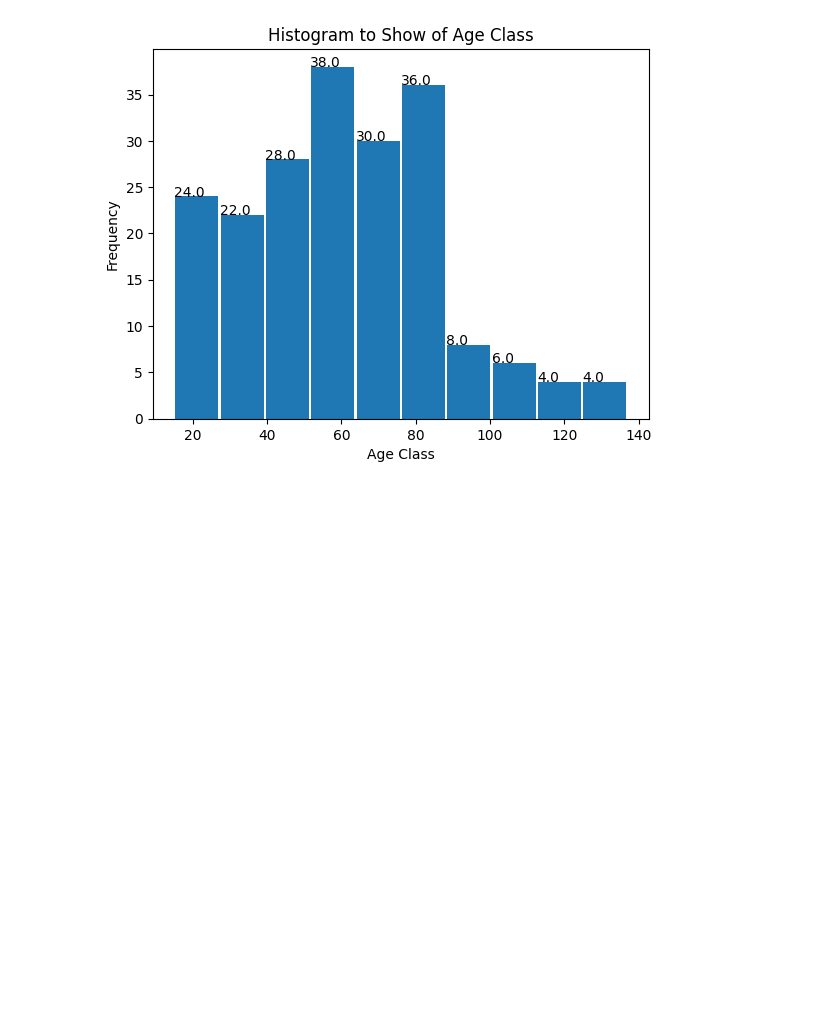
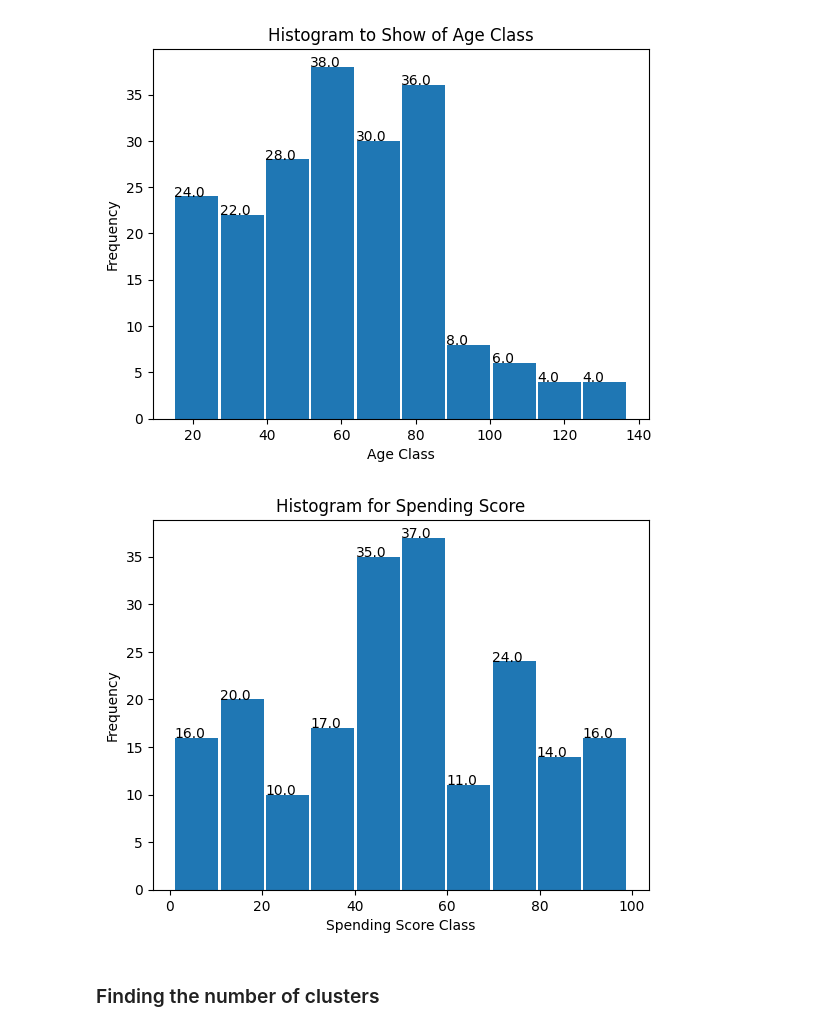
Before and after one commit to Darknight47/Clustering, a Jupyter notebook: K_Means/k_means.ipynb, the cells around one changed output. Saved outputs shown, nothing was run; the diff lists cells and outputs as text; code cells hidden in the pictures; blank space fills up the shorter version.

```diff
--- a/K_Means/k_means.ipynb
+++ b/K_Means/k_means.ipynb
@@ -118,5 +118,18 @@ for i in range(my_bins):
     plt.text(arr[1][i],arr[0][i],str(arr[0][i]))
 # %% [output]
 [figure]
+# %%
+my_bins=10
+# Histogram used by deafult 10 bins . bins like range.
+arr=plt.hist(dataset['Spending Score (1-100)'],bins=my_bins, rwidth=0.95)
+plt.xlabel('Spending Score Class')
+plt.ylabel('Frequency')
+plt.title('Histogram for Spending Score')
+for i in range(my_bins):
+    plt.text(arr[1][i],arr[0][i],str(arr[0][i]))
+# %% [output]
+[figure, added]
 # %%
 X = dataset.iloc[:, [3, 4]].values
+# %% [markdown]
+### Finding the number of clusters
```
Also changed, not shown: parts of 4 cells of this notebook.
